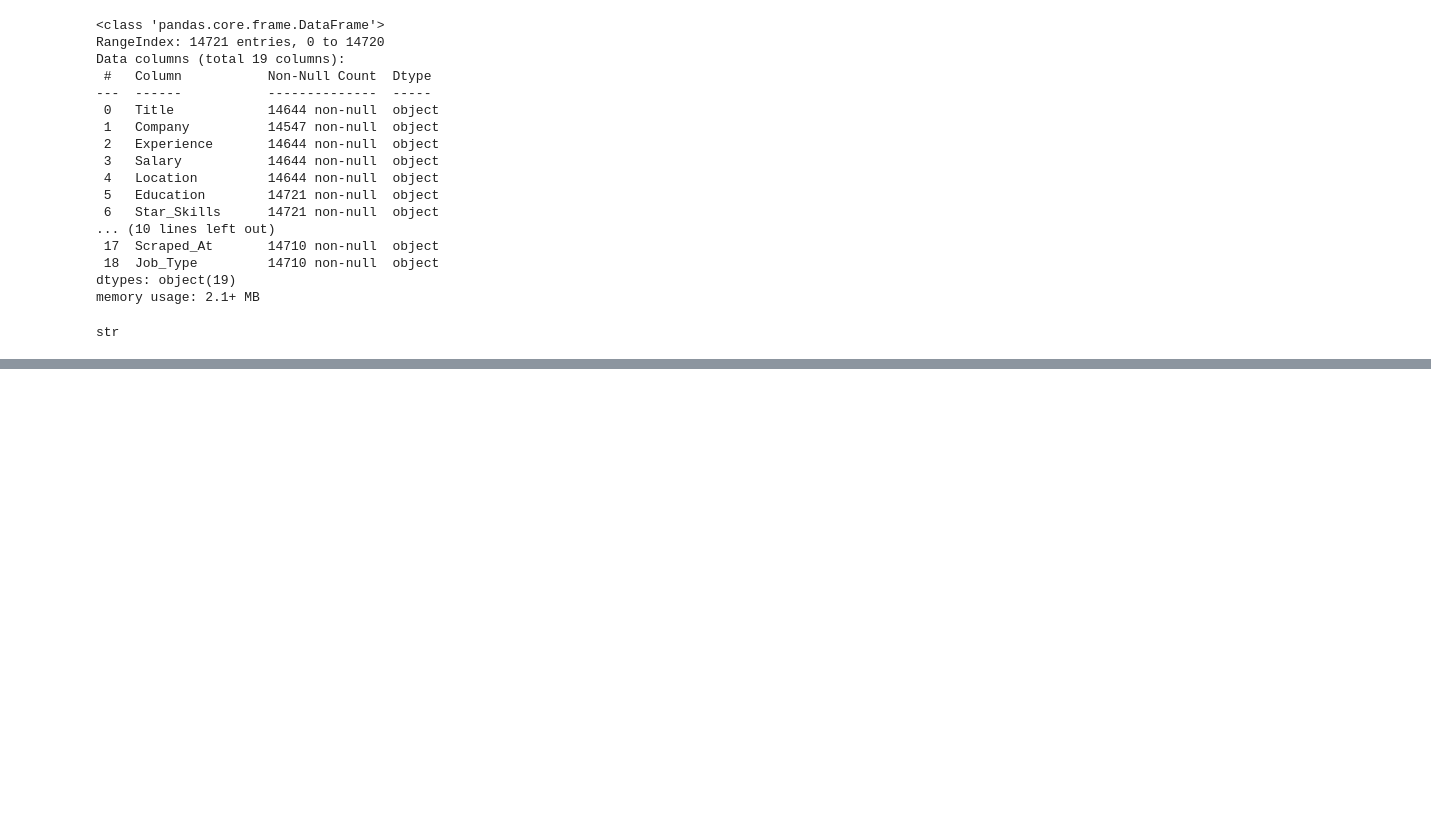
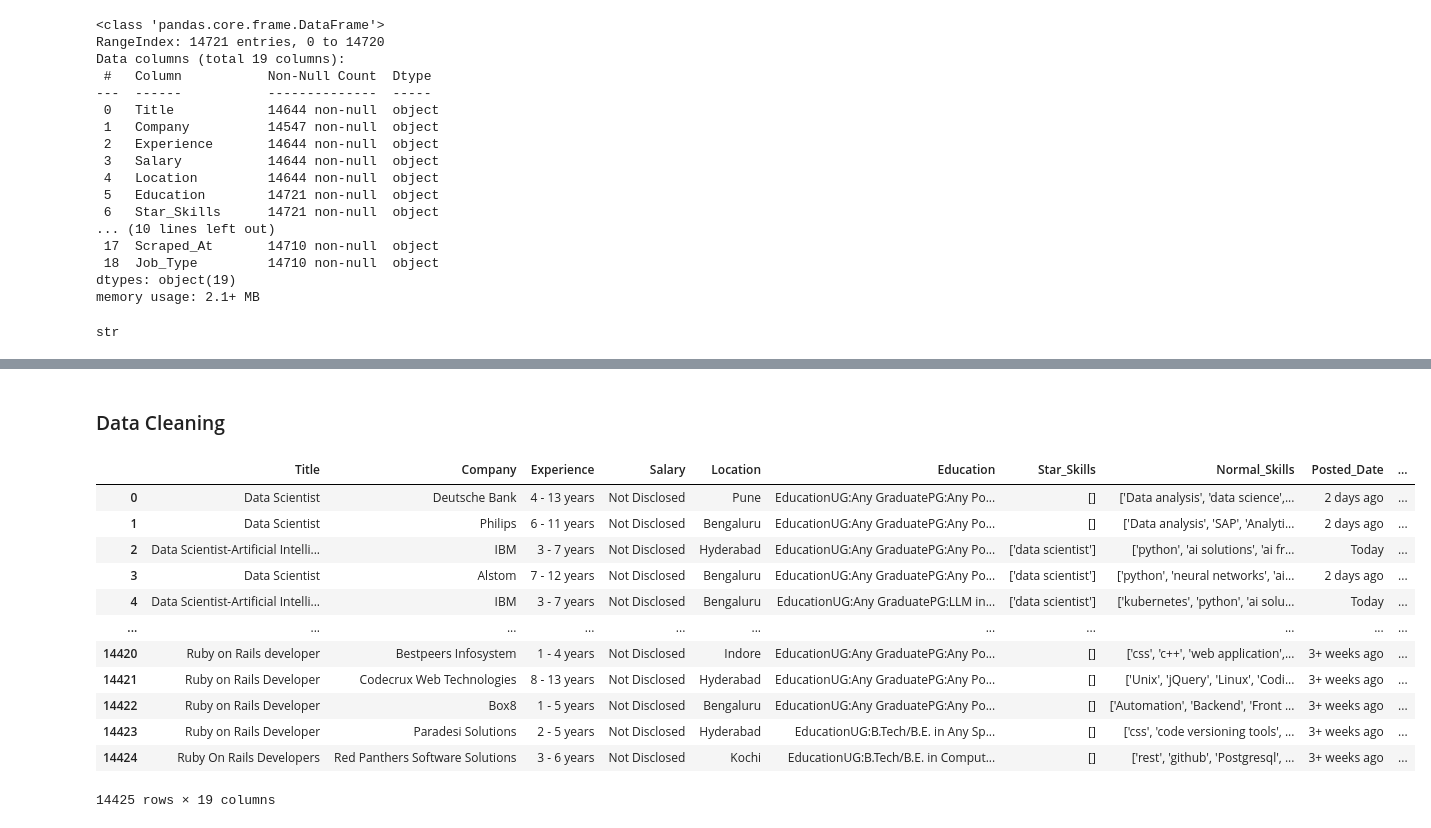
Before and after one commit to 2004harshit/job_trend_predictor, a Jupyter notebook: notebooks/data_cleaning.ipynb, the cells around one changed output, grey strips where cells are left out. Drawn from its saved outputs; the diff is of its cells as text; code cells hidden in the pictures; blank space fills up the shorter version.

```diff
--- a/notebooks/data_cleaning.ipynb
+++ b/notebooks/data_cleaning.ipynb
@@ -441,0 +394,2 @@ Full Time, Permanent
+# %% [markdown]
+### Data Cleaning
@@ -441,0 +399,18 @@ Full Time, Permanent
+# %%
+df = pd.read_csv(r"D:\DATA SCIENCE AND ML\Project\job_trend_predictor\data\processed\validated\jobs_validated_20260107_095333.csv")
+# %%
+df
+# %% [output]
+|  | Title | Company | Experience | Salary | Location | Education | Star_Skills | Normal_Skills | Posted_Date | ... |
+| 0 | Data Scientist | Deutsche Bank | 4 - 13 years | Not Disclosed | Pune | EducationUG:Any GraduatePG:Any Po... | [] | ['Data analysis', 'data science',... | 2 days ago | ... |
+| 1 | Data Scientist | Philips | 6 - 11 years | Not Disclosed | Bengaluru | EducationUG:Any GraduatePG:Any Po... | [] | ['Data analysis', 'SAP', 'Analyti... | 2 days ago | ... |
+| 2 | Data Scientist-Artificial Intelli... | IBM | 3 - 7 years | Not Disclosed | Hyderabad | EducationUG:Any GraduatePG:Any Po... | ['data scientist'] | ['python', 'ai solutions', 'ai fr... | Today | ... |
+| 3 | Data Scientist | Alstom | 7 - 12 years | Not Disclosed | Bengaluru | EducationUG:Any GraduatePG:Any Po... | ['data scientist'] | ['python', 'neural networks', 'ai... | 2 days ago | ... |
+| 4 | Data Scientist-Artificial Intelli... | IBM | 3 - 7 years | Not Disclosed | Bengaluru | EducationUG:Any GraduatePG:LLM in... | ['data scientist'] | ['kubernetes', 'python', 'ai solu... | Today | ... |
+| ... | ... | ... | ... | ... | ... | ... | ... | ... | ... | ... |
+| 14420 | Ruby on Rails developer | Bestpeers Infosystem | 1 - 4 years | Not Disclosed | Indore | EducationUG:Any GraduatePG:Any Po... | [] | ['css', 'c++', 'web application',... | 3+ weeks ago | ... |
+| 14421 | Ruby on Rails Developer | Codecrux Web Technologies | 8 - 13 years | Not Disclosed | Hyderabad | EducationUG:Any GraduatePG:Any Po... | [] | ['Unix', 'jQuery', 'Linux', 'Codi... | 3+ weeks ago | ... |
+| 14422 | Ruby on Rails Developer | Box8 | 1 - 5 years | Not Disclosed | Bengaluru | EducationUG:Any GraduatePG:Any Po... | [] | ['Automation', 'Backend', 'Front ... | 3+ weeks ago | ... |
+| 14423 | Ruby on Rails Developer | Paradesi Solutions | 2 - 5 years | Not Disclosed | Hyderabad | EducationUG:B.Tech/B.E. in Any Sp... | [] | ['css', 'code versioning tools', ... | 3+ weeks ago | ... |
+| 14424 | Ruby On Rails Developers | Red Panthers Software Solutions | 3 - 6 years | Not Disclosed | Kochi | EducationUG:B.Tech/B.E. in Comput... | [] | ['rest', 'github', 'Postgresql', ... | 3+ weeks ago | ... |
+14425 rows × 19 columns
```
Also changed, not shown: parts of 61 cells of this notebook, 8 other files.
